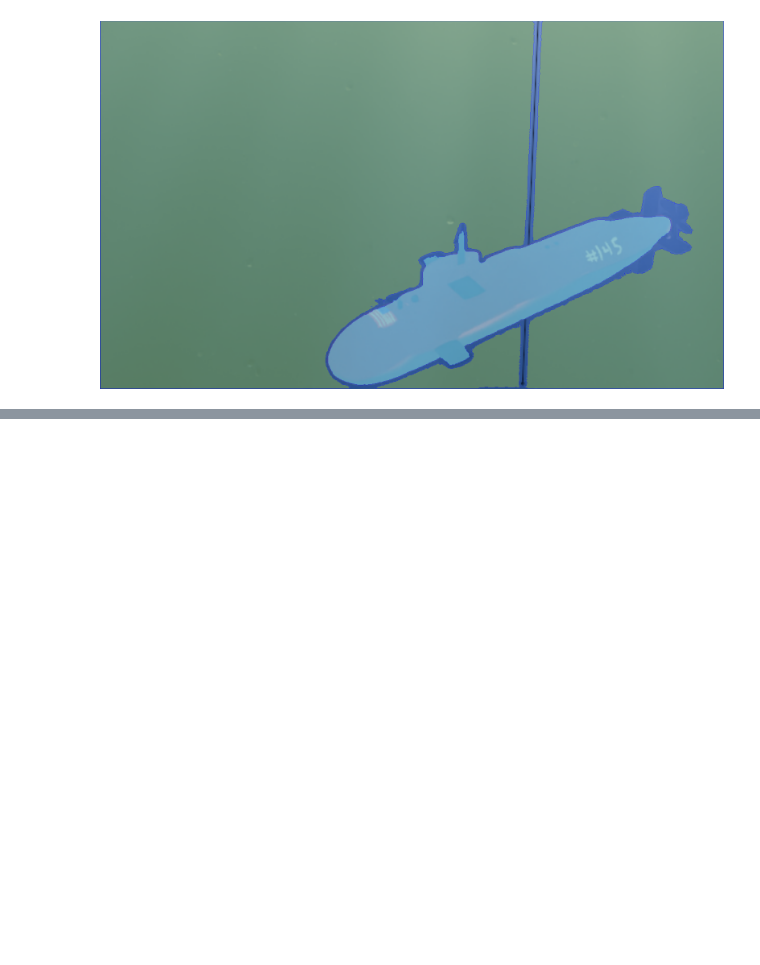
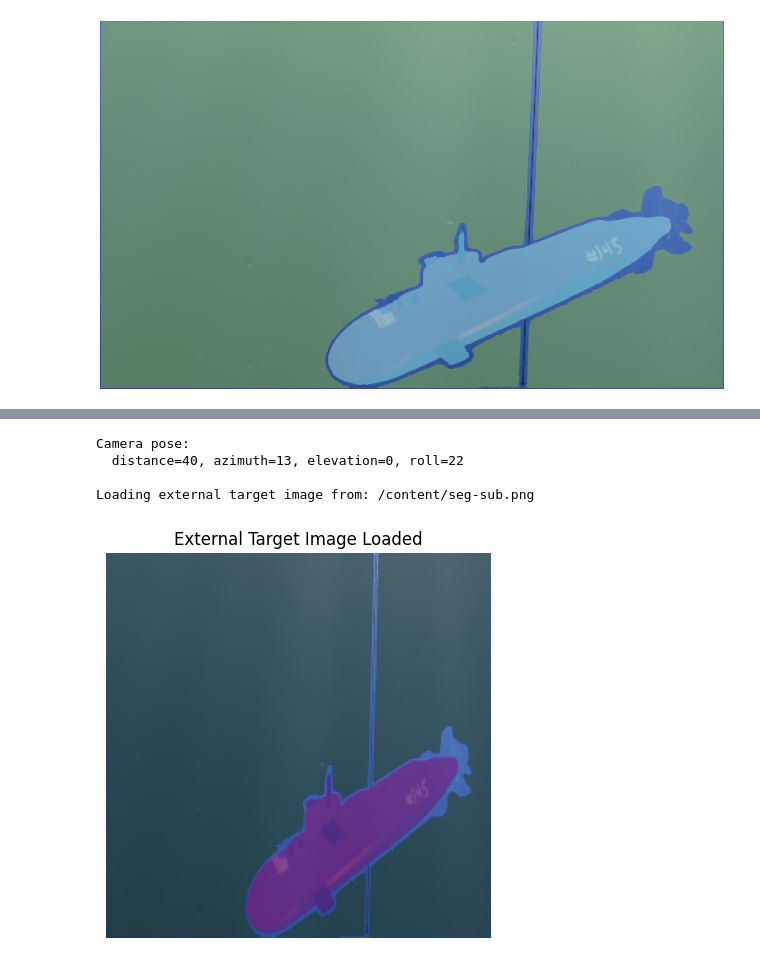
Before and after one commit to Tiromachelan/submarine-pose-estimation, a Jupyter notebook: sub-pose-estimator.ipynb, the cells around one changed output, grey strips where cells are left out. Drawn from its saved outputs; the diff is of its cells as text; code cells hidden in the pictures; blank space fills up the shorter version.

```diff
--- a/sub-pose-estimator.ipynb
+++ b/sub-pose-estimator.ipynb
@@ -152,0 +786,7 @@ plt.show()
+# %%
+import os
+external_target_image_path = "/content/seg-sub.png"
+
+if external_target_image_path and not os.path.exists(external_target_image_path):
+    print(f"⚠️ Warning: The specified path does not exist: {external_target_image_path}")
+    print("Please check the path or leave it empty to render an image.")
@@ -152,0 +795,68 @@ plt.show()
+# %%
+# @title 🎥 Camera Pose (Target Image)
+
+# Camera distance from object
+distance_target = 40 #@param {type:"slider", min:1.0, max:40.0, step:1.0} # Adjusted max for better visibility
+
+# Azimuth angle (horizontal rotation)
+azim_target = 13  #@param {type:"slider", min:0.0, max:360.0, step:1.0}
+
+# Elevation angle (vertical tilt)
+elev_target = 0  #@param {type:"slider", min:-90.0, max:90.0, step:1.0}
+
+# Roll angle (rotation around camera axis)
+roll_target = 22  #@param {type:"slider", min:-180.0, max:180.0, step:1.0}
+
+print(f"Camera pose:\n  distance={distance_target}, azimuth={azim_target}, elevation={elev_target}, roll={roll_target}")
+
+
+# We need these for later in the program
+device = torch.device("cuda:0" if torch.cuda.is_available() else "cpu")
+imgsz  = torch.tensor([[H, W]], device=device)
+
+# --- Conditional loading of external image or rendering ---
+if external_target_image_path and os.path.exists(external_target_image_path):
+    print(f"\nLoading external target image from: {external_target_image_path}")
+    # Load image using OpenCV, convert to RGB, and resize
+    # OpenCV loads images as BGR, so convert to RGB
+    external_img = cv2.imread(external_target_image_path)
+    if external_img is None:
+        raise ValueError(f"Could not load image from {external_target_image_path}")
+
+    # Resize image to match expected H, W
+    # ensure H and W are defined as earlier in the notebook
+    external_img_resized = cv2.resize(external_img, (W, H), interpolation=cv2.INTER_AREA)
+    rgb_target = cv2.cvtColor(external_img_resized, cv2.COLOR_BGR2RGB) / 255.0 # Normalize to [0,1]
+
+    # For external images, we don't have true depth or camera info readily available.
+    # Set depth_target to -1 (invalid) and cams_target to None or a dummy if needed.
+    depth_target = -torch.ones((H, W), device=device, dtype=torch.float32) # Dummy depth map
+    cams_target = None # No camera object for external image, will use cams_template for unprojection
+
+    # Display the loaded external image
+    plt.figure(figsize=(5,5))
+    plt.imshow(rgb_target)
+    plt.title('External Target Image Loaded')
+    plt.axis('off')
+    plt.show()
+
+else:
+    print("\nRendering target image from 3D model...")
+    # Create a reference image (render from 3D model)
+    rgb_target, depth_target, cams_target = \
+          create_and_display_image(distance=distance_target,
+                                   elev=elev_target,
+                                   azim=azim_target,
+                                   roll=roll_target,
+                                   K = K_np,
+                                   H = H,
+                                   W = W)
+    # The cams_target from rendering will be used for unprojection.
+
+dtype  = torch.float32 # ensure dtype is defined
+# %% [output]
+Camera pose:
+  distance=40, azimuth=13, elevation=0, roll=22
+
+Loading external target image from: /content/seg-sub.png
+[figure, added]
```
Also changed, not shown: parts of 14 cells of this notebook.
